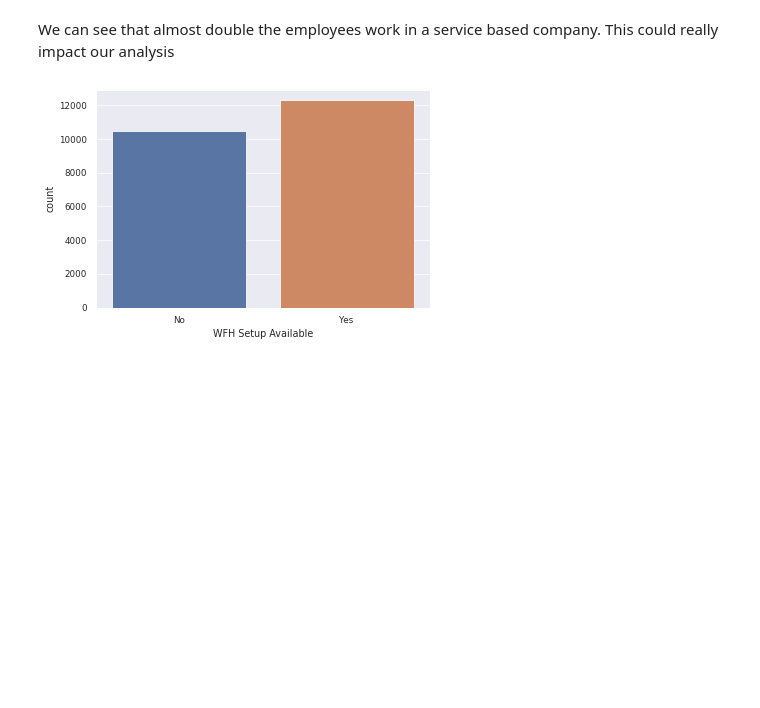
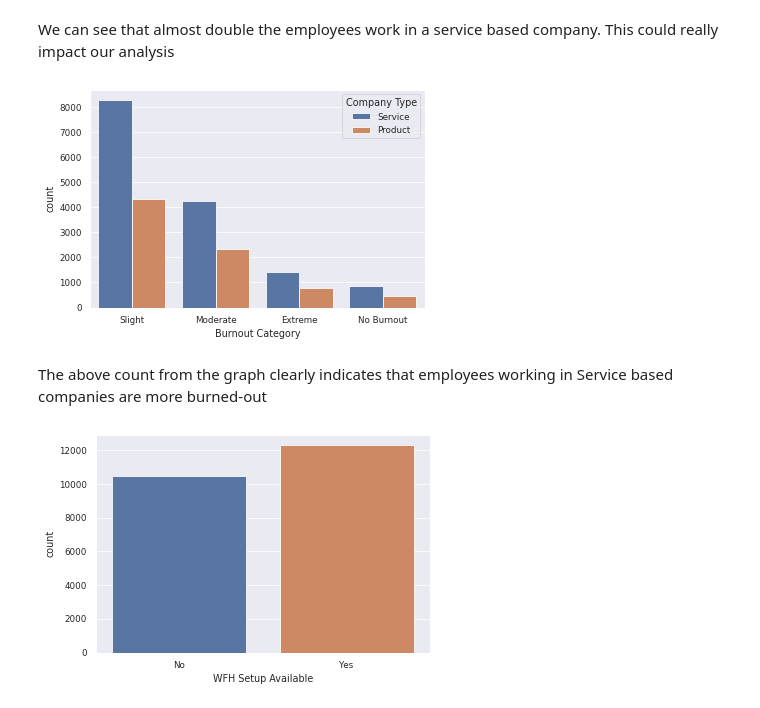
Before and after one commit to AMMLRepos/predict-mental-burnout-of-employeesu, a Jupyter notebook: Analyzing_and_predicting_employee_burnout_during_pandemic.ipynb, the cells around one changed output. Cells and saved outputs as stored; diff of their text form; code cells hidden in the pictures; blank space fills up the shorter version.

```diff
--- a/Analyzing_and_predicting_employee_burnout_during_pandemic.ipynb
+++ b/Analyzing_and_predicting_employee_burnout_during_pandemic.ipynb
@@ -169,6 +172,12 @@ sns.countplot(x = "Company Type", data = raw_employee_df);
 [figure]
 # %% [markdown]
 We can see that almost double the employees work in a service based company. This could really impact our analysis
+# %%
+sns.countplot(x = "Burnout Category", data = raw_employee_df, hue = "Company Type");
+# %% [output]
+[figure, added]
+# %% [markdown]
+The above count from the graph clearly indicates that employees working in Service based companies are more burned-out
 # %%
 sns.countplot(x = "WFH Setup Available", data = raw_employee_df);
 # %% [output]
```
Also changed, not shown: parts of 2 cells of this notebook.
